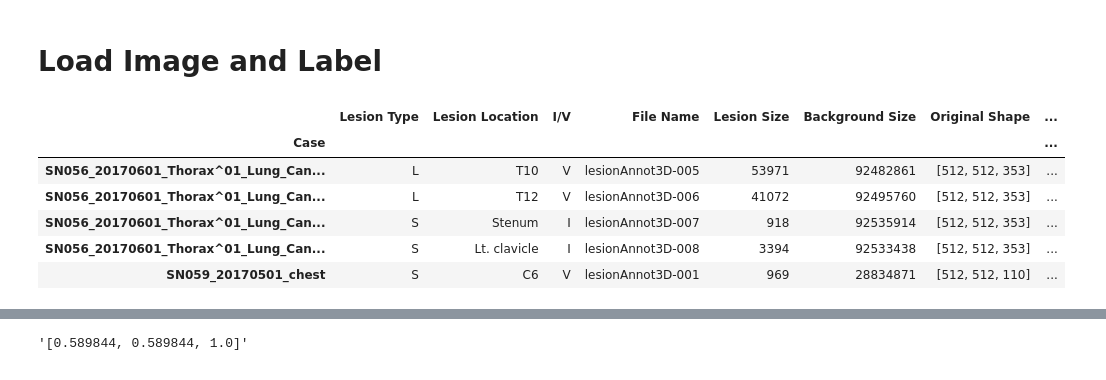
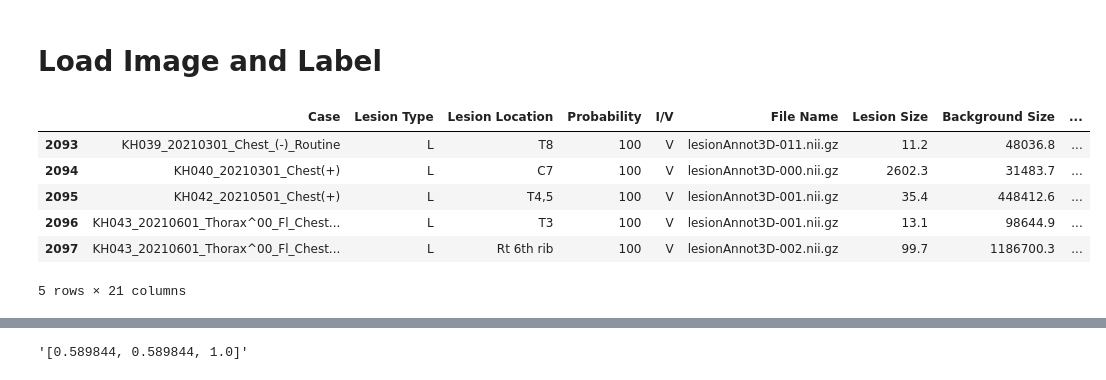
Before and after one commit to JungOhLee/BoneMeta_nb, a Jupyter notebook: Preprocessing/ResampleImages.ipynb, the cells around one changed output, grey strips where cells are left out. Drawn from its saved outputs; the diff is of its cells as text; code cells hidden in the pictures.

```diff
--- a/Preprocessing/ResampleImages.ipynb
+++ b/Preprocessing/ResampleImages.ipynb
@@ -54,7 +55,7 @@ all_1mm_label_dir = '/workspace/BoneMeta_all_1mm/labels'
 z_1mm_image_dir = '/workspace/BoneMeta_z_1mm/images'
 z_1mm_label_dir = '/workspace/BoneMeta_z_1mm/labels'
 
-data_info_path = '/workspace/DataInfo/data_info.csv'
+data_info_path = '/workspace/DataInfo/data_info_V_2022_04_27.csv'
 
 
 def get_label_path(file):
@@ -65,15 +66,15 @@ def get_image_path(file):
 # %%
 data_info = pd.read_csv(data_info_path, index_col=0)
 # %%
-pd.read_csv('/workspace/BoneMeta_new/data_info.csv',index_col=0).tail()
+pd.read_csv(data_info_path,index_col=0).tail()
 # %% [output]
-|  | Lesion Type | Lesion Location | I/V | File Name | Lesion Size | Background Size | Original Shape | ... |
-| Case |  |  |  |  |  |  |  | ... |
-| SN056_20170601_Thorax^01_Lung_Can... | L | T10 | V | lesionAnnot3D-005 | 53971 | 92482861 | [512, 512, 353] | ... |
-| SN056_20170601_Thorax^01_Lung_Can... | L | T12 | V | lesionAnnot3D-006 | 41072 | 92495760 | [512, 512, 353] | ... |
-| SN056_20170601_Thorax^01_Lung_Can... | S | Stenum | I | lesionAnnot3D-007 | 918 | 92535914 | [512, 512, 353] | ... |
-| SN056_20170601_Thorax^01_Lung_Can... | S | Lt. clavicle | I | lesionAnnot3D-008 | 3394 | 92533438 | [512, 512, 353] | ... |
-| SN059_20170501_chest | S | C6 | V | lesionAnnot3D-001 | 969 | 28834871 | [512, 512, 110] | ... |
+|  | Case | Lesion Type | Lesion Location | Probability | I/V | File Name | Lesion Size | Background Size | ... |
+| 2093 | KH039_20210301_Chest_(-)_Routine | L | T8 | 100 | V | lesionAnnot3D-011.nii.gz | 11.2 | 48036.8 | ... |
+| 2094 | KH040_20210301_Chest(+) | L | C7 | 100 | V | lesionAnnot3D-000.nii.gz | 2602.3 | 31483.7 | ... |
+| 2095 | KH042_20210501_Chest(+) | L | T4,5 | 100 | V | lesionAnnot3D-001.nii.gz | 35.4 | 448412.6 | ... |
+| 2096 | KH043_20210601_Thorax^00_Fl_Chest... | L | T3 | 100 | V | lesionAnnot3D-001.nii.gz | 13.1 | 98644.9 | ... |
+| 2097 | KH043_20210601_Thorax^00_Fl_Chest... | L | Rt 6th rib | 100 | V | lesionAnnot3D-002.nii.gz | 99.7 | 1186700.3 | ... |
+5 rows × 21 columns
 # %%
 data_info.head()
 # %% [output]
```
Also changed, not shown: parts of 23 cells of this notebook, 23 other files.
